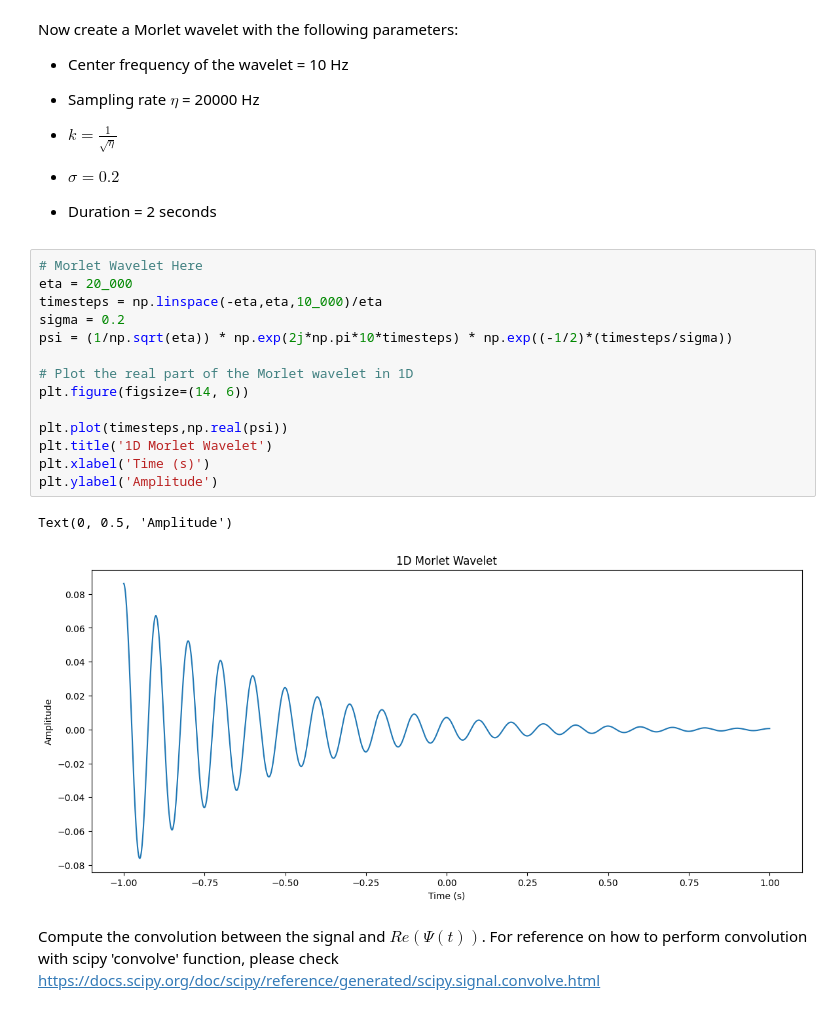
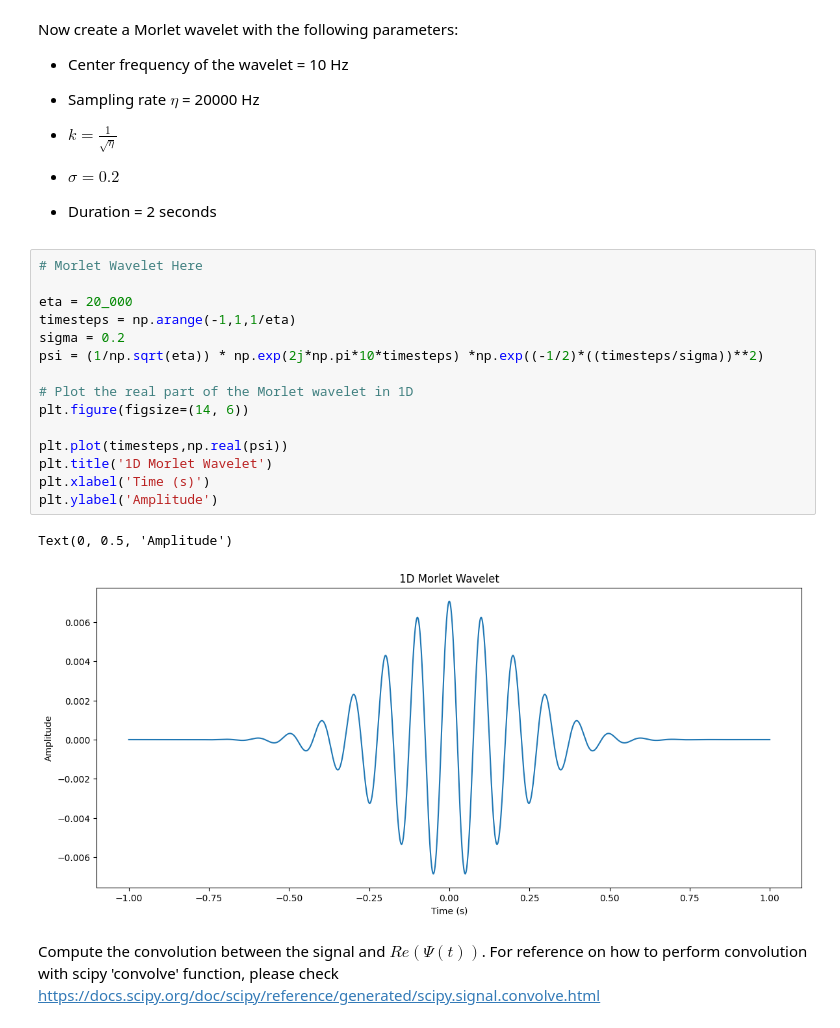
Before and after one commit to KHOUTAIBI/TSIA-TP, a Jupyter notebook: TP_Wavelets.ipynb, the cells around one changed output. Drawn from its saved outputs; the diff is of its cells as text.

```diff
--- a/TP_Wavelets.ipynb
+++ b/TP_Wavelets.ipynb
@@ -200,21 +200,22 @@ Now create a Morlet wavelet with the following parameters:
 * Duration = 2 seconds
 # %%
 # Morlet Wavelet Here
+
 eta = 20_000
-timesteps = np.linspace(-eta,eta,10_000)/eta
+timesteps = np.arange(-1,1,1/eta)
 sigma = 0.2
-psi = (1/np.sqrt(eta)) * np.exp(2j*np.pi*10*timesteps) * np.exp((-1/2)*(timesteps/sigma))
+psi = (1/np.sqrt(eta)) * np.exp(2j*np.pi*10*timesteps) *np.exp((-1/2)*((timesteps/sigma))**2)
 
 # Plot the real part of the Morlet wavelet in 1D
 plt.figure(figsize=(14, 6))
 
 plt.plot(timesteps,np.real(psi))
 plt.title('1D Morlet Wavelet')
 plt.xlabel('Time (s)')
 plt.ylabel('Amplitude')
 # %% [output]
 Text(0, 0.5, 'Amplitude')
-[figure, old version]
+[figure, new version]
 # %% [markdown]
 Compute the convolution between the signal and $Re(\Psi(t))$. For reference on how to perform convolution with scipy 'convolve' function, please check https://docs.scipy.org/doc/scipy/reference/generated/scipy.signal.convolve.html
 # %%
```
Also changed, not shown: parts of 15 cells of this notebook.
